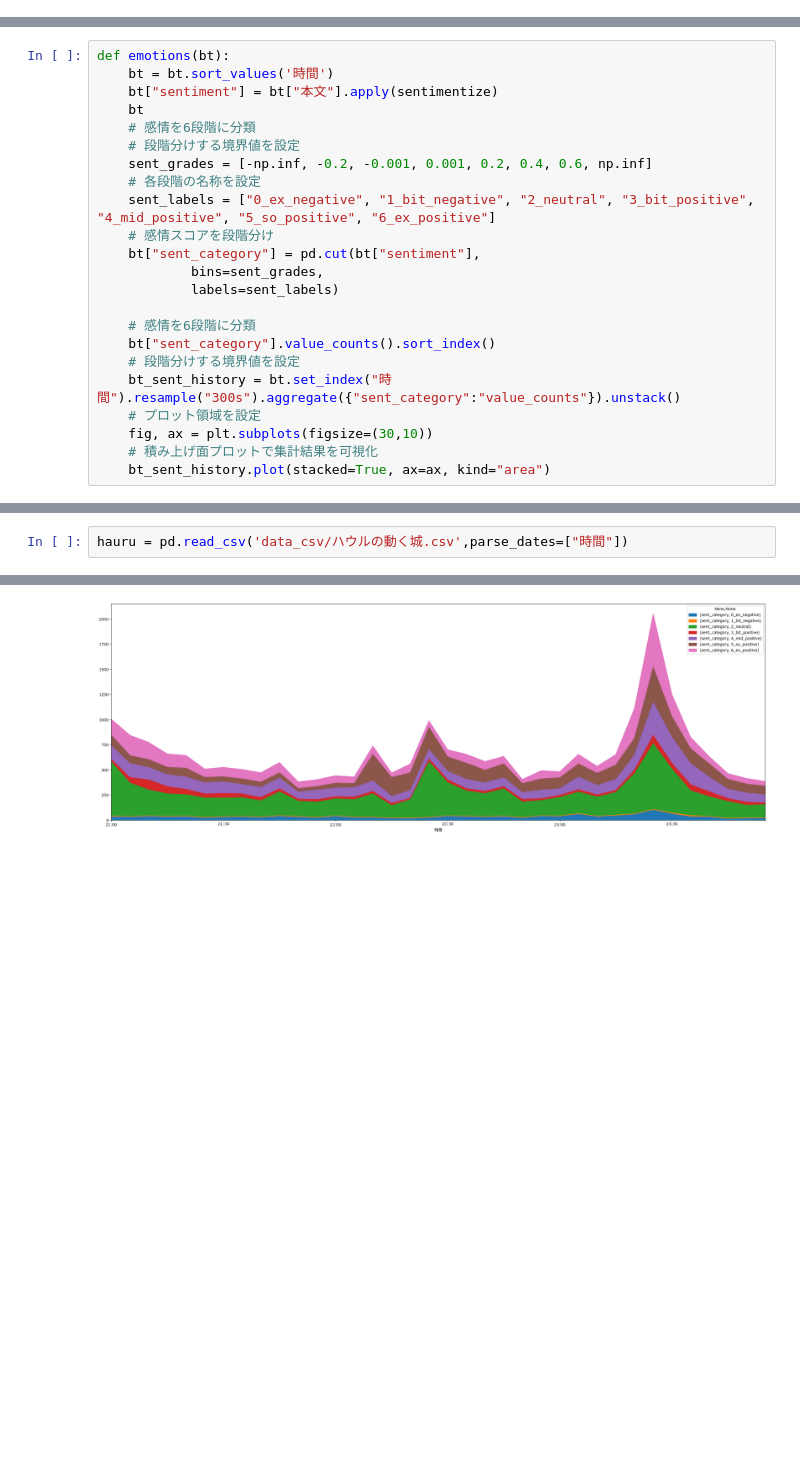
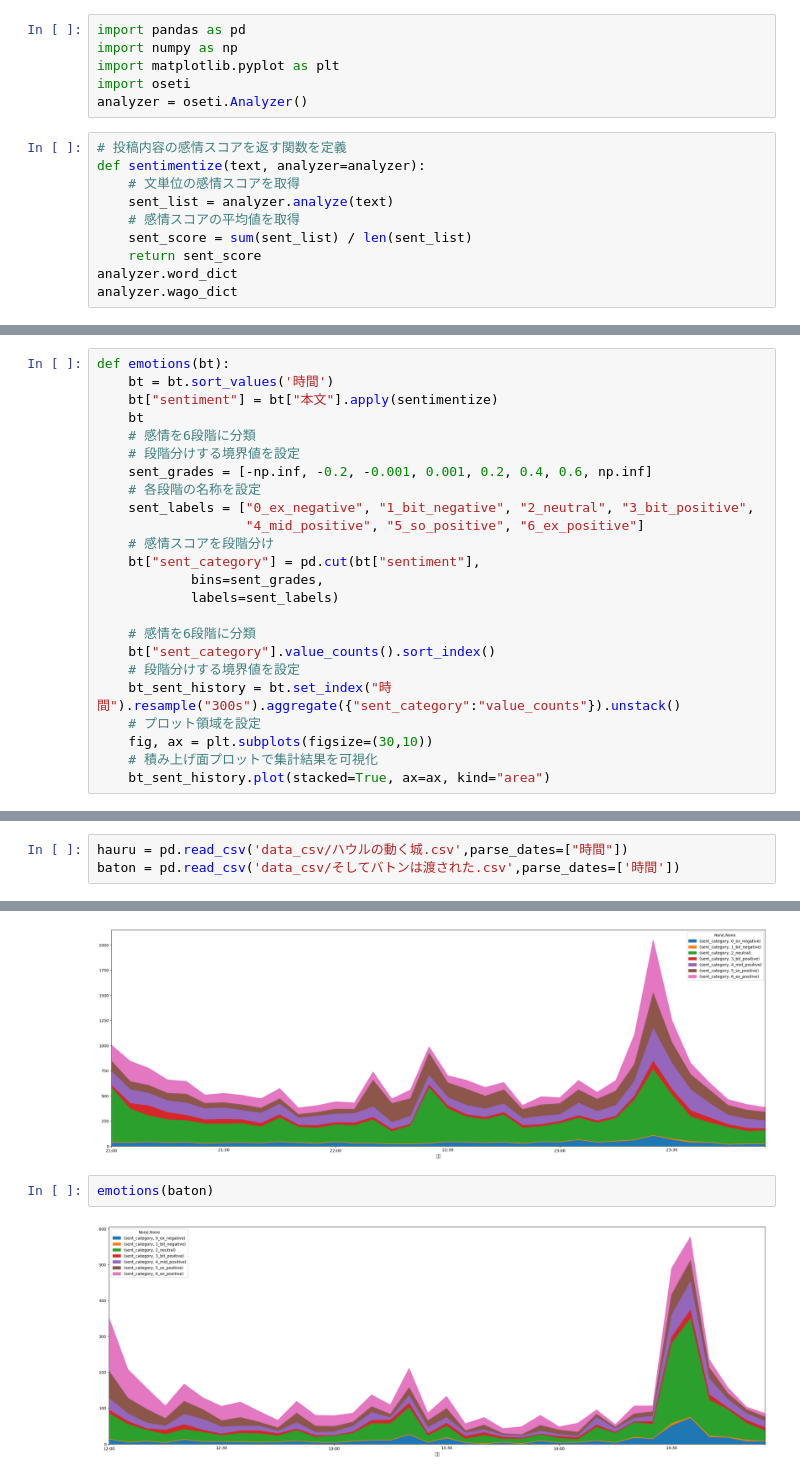
Before and after one commit to ryu0126/rjp_deliverable, a Jupyter notebook: emotions関数.ipynb, the cells around one changed output, grey strips where cells are left out. Cells and saved outputs as stored; diff of their text form; blank space fills up the shorter version.

```diff
--- a/emotions関数.ipynb
+++ b/emotions関数.ipynb
@@ -0,0 +1,16 @@
+# %%
+import pandas as pd
+import numpy as np
+import matplotlib.pyplot as plt
+import oseti
+analyzer = oseti.Analyzer()
+# %%
+# 投稿内容の感情スコアを返す関数を定義
+def sentimentize(text, analyzer=analyzer):
+    # 文単位の感情スコアを取得
+    sent_list = analyzer.analyze(text)
+    # 感情スコアの平均値を取得
+    sent_score = sum(sent_list) / len(sent_list)
+    return sent_score
+analyzer.word_dict
+analyzer.wago_dict
@@ -7,7 +41,8 @@ def emotions(bt):
     # 段階分けする境界値を設定
     sent_grades = [-np.inf, -0.2, -0.001, 0.001, 0.2, 0.4, 0.6, np.inf]
     # 各段階の名称を設定
-    sent_labels = ["0_ex_negative", "1_bit_negative", "2_neutral", "3_bit_positive", "4_mid_positive", "5_so_positive", "6_ex_positive"]
+    sent_labels = ["0_ex_negative", "1_bit_negative", "2_neutral", "3_bit_positive",
+                   "4_mid_positive", "5_so_positive", "6_ex_positive"]
     # 感情スコアを段階分け
     bt["sent_category"] = pd.cut(bt["sentiment"],
             bins=sent_grades,
@@ -26,6 +59,11 @@ import pandas as pd
 # %%
 hauru = pd.read_csv('data_csv/ハウルの動く城.csv',parse_dates=["時間"])
+baton = pd.read_csv('data_csv/そしてバトンは渡された.csv',parse_dates=['時間'])
 # %%
 emotions(hauru)
 # %% [output]
 [figure]
+# %%
+emotions(baton)
+# %% [output]
+[figure, added]
```
Also changed, not shown: parts of 2 cells of this notebook, 1 other file.
